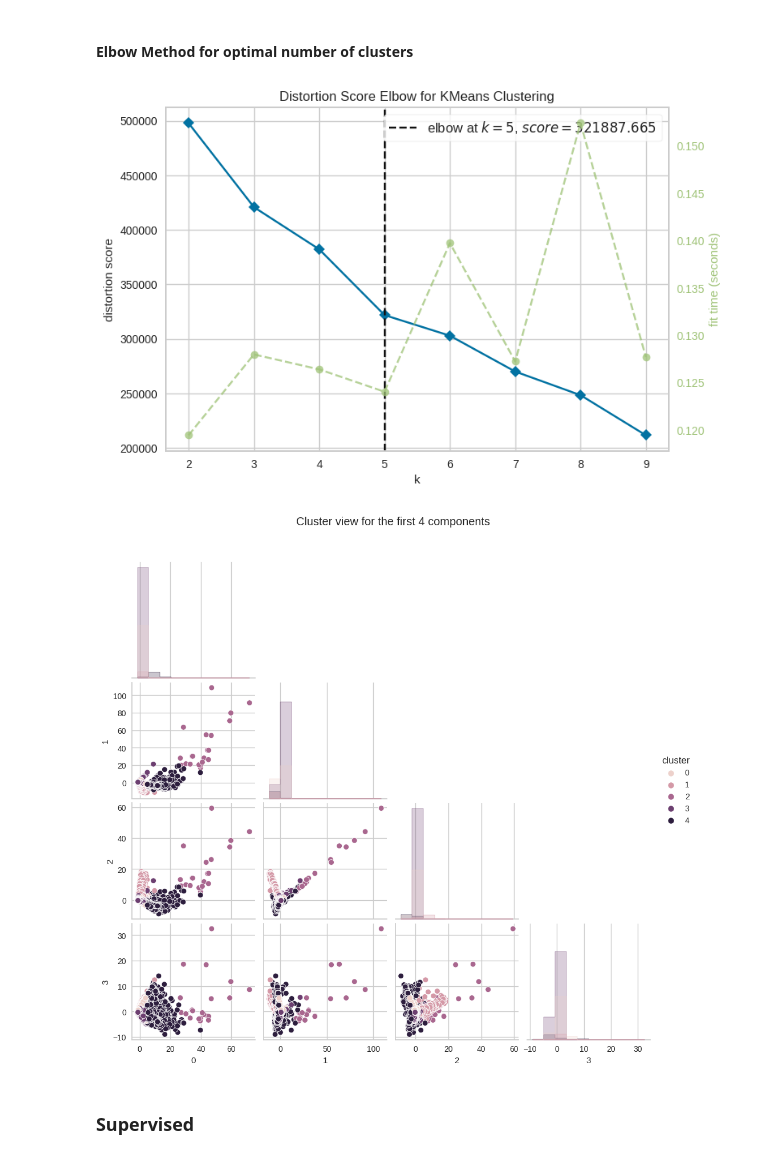
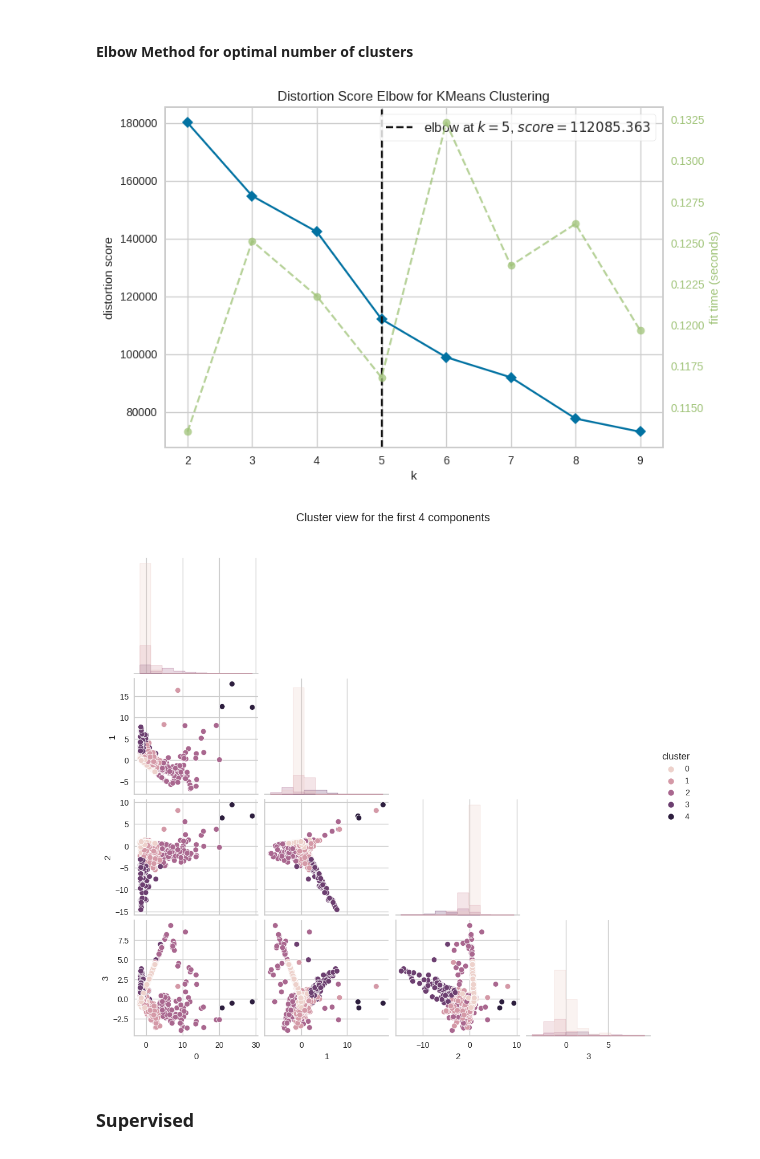
Before and after one commit to JRhin/pcap-analysis, a Jupyter notebook: main_notebook.ipynb, the cells around one changed output. Cells and saved outputs as stored; diff of their text form; code cells hidden in the pictures.

```diff
--- a/main_notebook.ipynb
+++ b/main_notebook.ipynb
@@ -1060,0 +1061,34 @@ weighted avg       0.69      0.47      0.34     24112
+# %%
+km_2 = KMeans(n_clusters=2, random_state=seed, n_init='auto')
+km_2.fit(X_train)
+
+y_pred = km_2.predict(X_test)
+
+show_performance(y_test, y_pred)
+
+c = 4
+km_d = pd.DataFrame(X_test[:,0:c])
+km_d['cluster'] = y_pred
+
+print()
+plot = sns.pairplot(km_d,
+                    hue="cluster",
+                    diag_kind='hist',
+                    corner=True,
+                    diag_kws = {'bins':10, 'element':'step'})
+plot.fig.suptitle(f'Cluster view for the first {c} components')
+plot.fig.subplots_adjust(top=.9)
+plt.savefig("kmeans_cluster_2.svg", format='svg', bbox_inches = "tight")
+plt.show()
+
+roc_df = pl.DataFrame()
+prec_rec_df = pl.DataFrame()
+
+fpr, tpr, _ = roc_curve(y_test, y_pred)
+auc_score = round(auc(fpr, tpr), 2)
+temp = pl.DataFrame({"fpr": fpr, "tpr": tpr, "Model": f'KMeans AUC: {auc_score}'})
+roc_df = pl.concat([roc_df, temp])
+
+precision, recall, _ = precision_recall_curve(y_test, y_pred)
+temp = pl.DataFrame({"precision": precision, "recall": recall, "Model": f'KMeans AUC: {auc_score}'})
+prec_rec_df = pl.concat([prec_rec_df, temp])
@@ -1063,28 +1109,30 @@ weighted avg       0.69      0.47      0.34     24112
 # %%
 km = KMeans(random_state=seed, n_init='auto')
 visualizer = KElbowVisualizer(km, k=(2,10))
-visualizer.fit(X)
+visualizer.fit(X_train)
+plt.savefig("kmneans_elbow_score.svg", format='svg', bbox_inches = "tight")
 visualizer.show()
 plt.show()
 
 km = KMeans(n_clusters=5, random_state=seed, n_init='auto')
-km.fit(X)
+km.fit(X_train)
 
 c = 4
-km_d = pd.DataFrame(X[:,0:c])
-km_d['cluster'] = km.labels_
+km_d = pd.DataFrame(X_test[:,0:c])
+km_d['cluster'] = km.predict(X_test)
 
 print()
 plot = sns.pairplot(km_d,
                     hue="cluster",
                     diag_kind='hist',
                     corner=True,
                     diag_kws = {'bins':10, 'element':'step'})
 plot.fig.suptitle(f'Cluster view for the first {c} components')
 plot.fig.subplots_adjust(top=.9)
+plt.savefig("kmeans_cluster_elbow.svg", format='svg', bbox_inches = "tight")
 plt.show()
 # %% [output]
-[figure, old version]
+[figure, new version]
-[figure, old version]
+[figure, new version]
 # %% [markdown]
 ### Supervised
```
Also changed, not shown: parts of 48 cells of this notebook, 3 other files.
